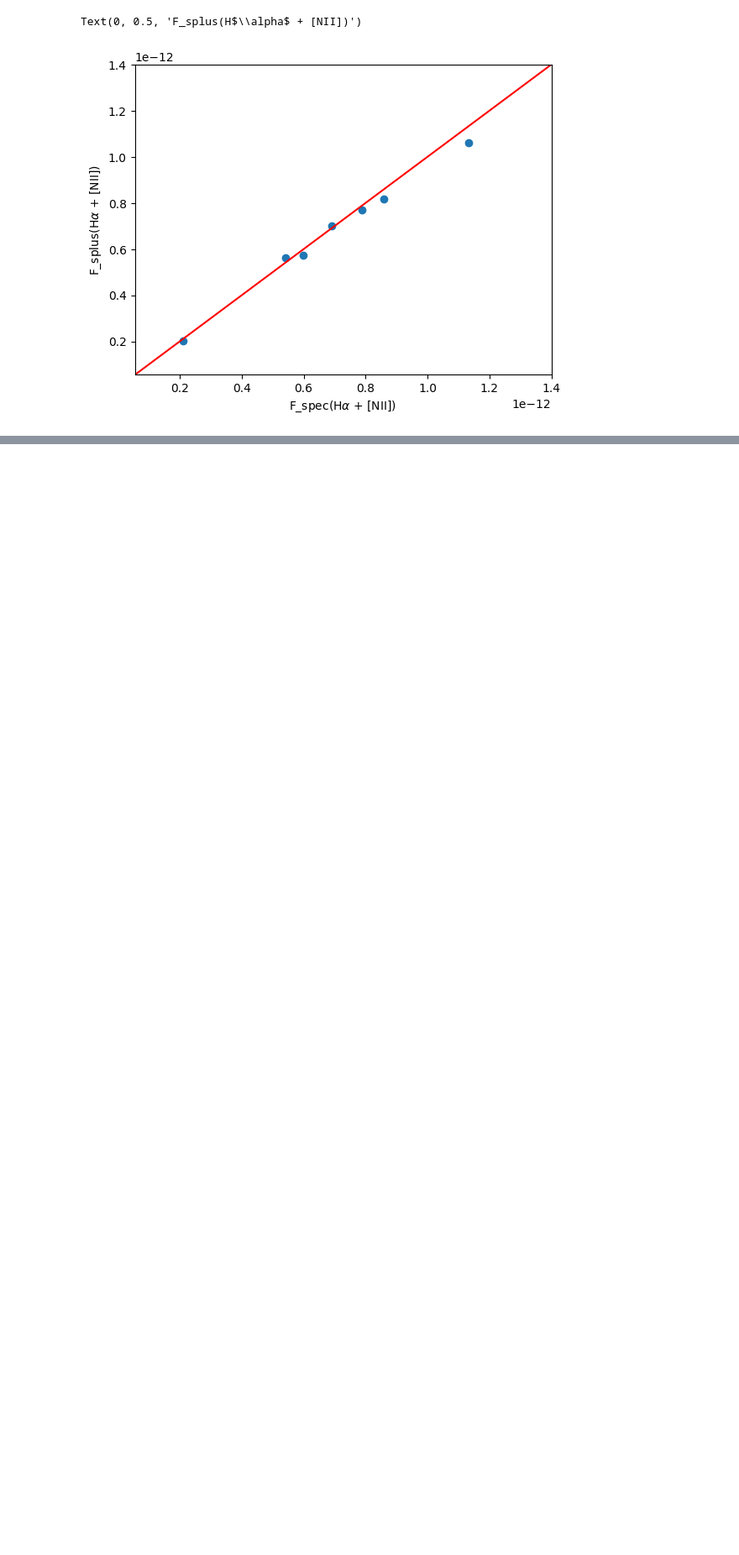
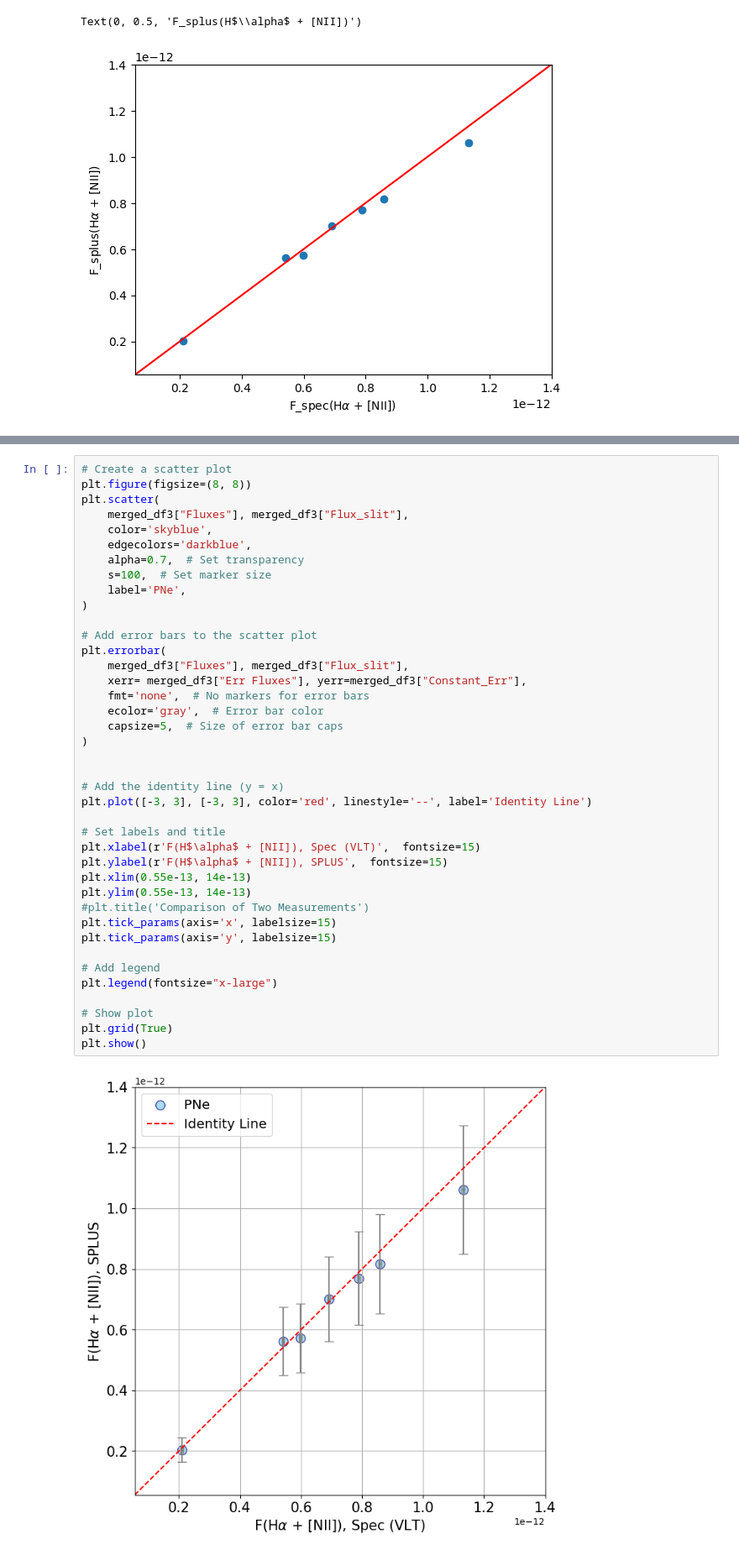
Before and after one commit to AngelGSoto/PNe-MC-SPLUS, a Jupyter notebook: notebooks/Combining spectrocopia imagineria.ipynb, the cells around one changed output, grey strips where cells are left out. Shown: that part at 84% size. Drawn from its saved outputs; the diff is of its cells as text; blank space fills up the shorter version.

```diff
--- a/notebooks/Combining spectrocopia imagineria.ipynb
+++ b/notebooks/Combining spectrocopia imagineria.ipynb
@@ -188,0 +232,42 @@ plt.show()
+# %%
+# Create a scatter plot
+plt.figure(figsize=(8, 8))
+plt.scatter(
+    merged_df3["Fluxes"], merged_df3["Flux_slit"],
+    color='skyblue',
+    edgecolors='darkblue',
+    alpha=0.7,  # Set transparency
+    s=100,  # Set marker size
+    label='PNe',
+)
+
+# Add error bars to the scatter plot
+plt.errorbar(
+    merged_df3["Fluxes"], merged_df3["Flux_slit"],
+    xerr= merged_df3["Err Fluxes"], yerr=merged_df3["Constant_Err"],
+    fmt='none',  # No markers for error bars
+    ecolor='gray',  # Error bar color
+    capsize=5,  # Size of error bar caps
+)
+
+
+# Add the identity line (y = x)
+plt.plot([-3, 3], [-3, 3], color='red', linestyle='--', label='Identity Line')
+
+# Set labels and title
+plt.xlabel(r'F(H$\alpha$ + [NII]), Spec (VLT)',  fontsize=15)
+plt.ylabel(r'F(H$\alpha$ + [NII]), SPLUS',  fontsize=15)
+plt.xlim(0.55e-13, 14e-13)
+plt.ylim(0.55e-13, 14e-13)
+#plt.title('Comparison of Two Measurements')
+plt.tick_params(axis='x', labelsize=15)
+plt.tick_params(axis='y', labelsize=15)
+
+# Add legend
+plt.legend(fontsize="x-large")
+
+# Show plot
+plt.grid(True)
+plt.show()
+# %% [output]
+[figure, added]
```
Also changed, not shown: parts of 6 cells of this notebook, 3 other files.
